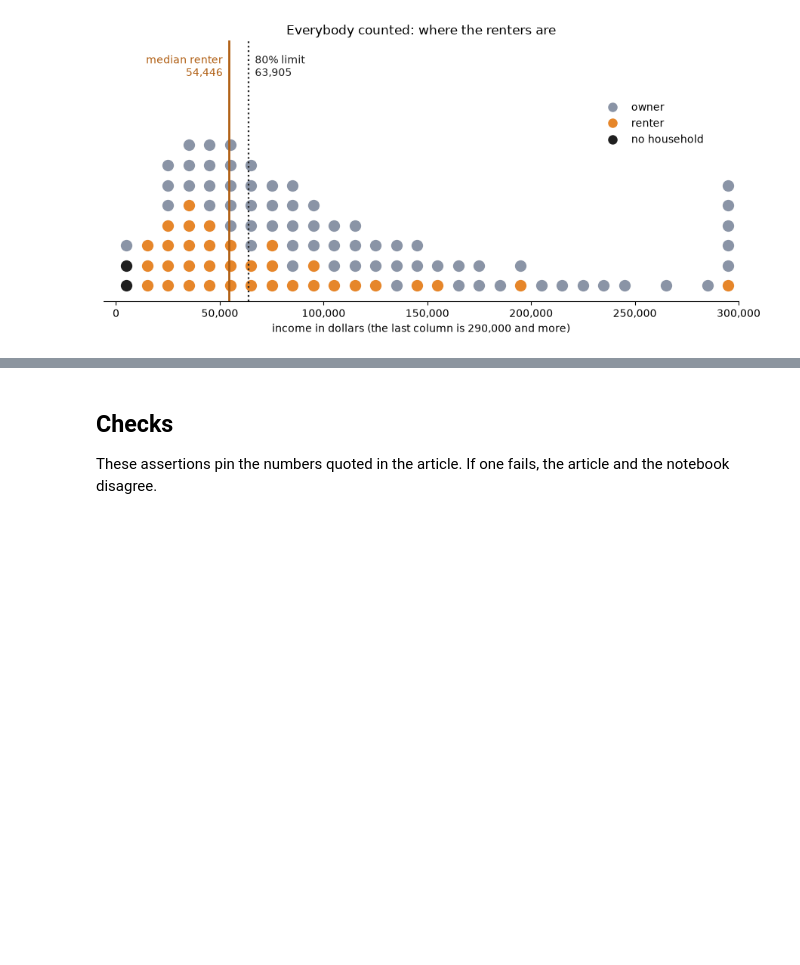
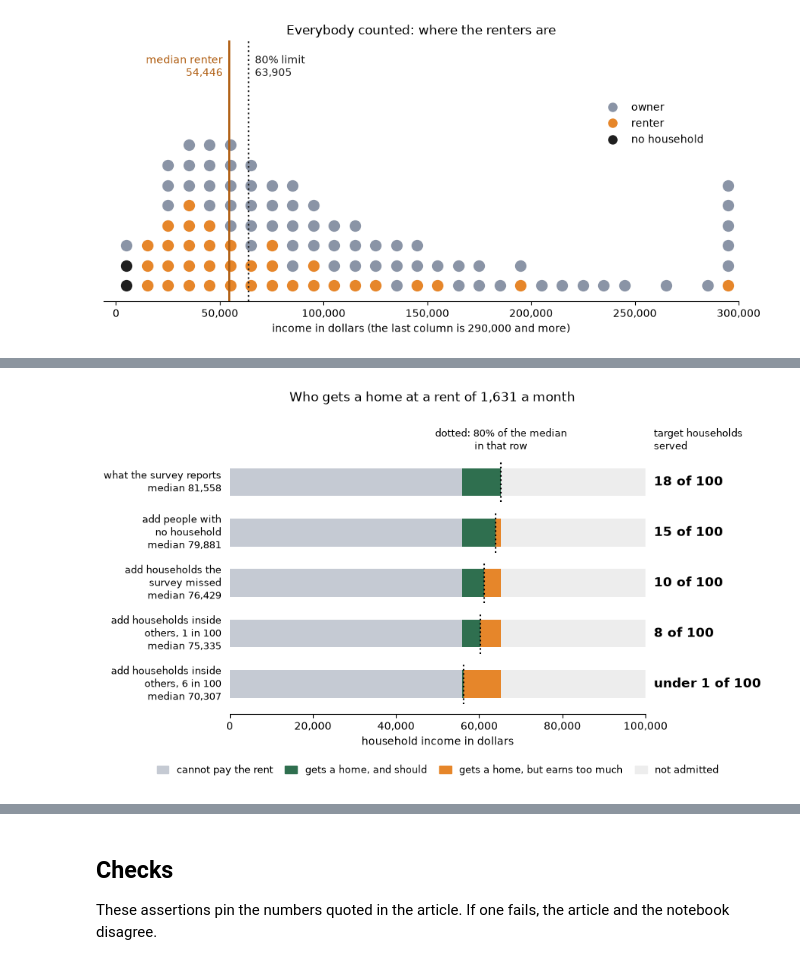
Before and after one commit to Alestainer/statistics-intuitions, a Jupyter notebook: notebooks/06-who-answers-the-income-survey.ipynb, the cells around one changed output, grey strips where cells are left out. Cells and saved outputs as stored; diff of their text form; code cells hidden in the pictures; blank space fills up the shorter version.

```diff
--- a/notebooks/06-who-answers-the-income-survey.ipynb
+++ b/notebooks/06-who-answers-the-income-survey.ipynb
@@ -1251,0 +1269,99 @@ true 80% limit 63,905; median renter household 54,446; renter households under t
+# %%
+survey_view = income
+survey_median = np.median(survey_view)
+survey_limit = LIMIT_SHARE * survey_median
+survey_rent_year = RENT_SHARE * survey_limit
+survey_floor = survey_rent_year / standard
+print(f"survey median {survey_median:,.0f}; limit {survey_limit:,.0f}; rent {survey_rent_year / 12:,.0f} a month; "
+      f"income needed to pay it within 35%: {survey_floor:,.0f}")
+
+def counted_weight(values, visits=True, visit_answer=VISIT_ANSWER):
+    first = self_response_probability(values)
+    return first + (1 - first) * visit_answer if visits else first
+
+def put_back_missed(values, seed):
+    weights = 1 / counted_weight(values)
+    return np.random.default_rng(seed).choice(values, len(values), p=weights / weights.sum())
+
+def split_households(values, share, seed):
+    draws = np.random.default_rng(seed)
+    hosts = draws.choice(len(values), int(share * len(values)), replace=False)
+    lower_half = np.sort(values[values < np.median(values)])
+    room = np.searchsorted(lower_half, values[hosts])  # how many lower-half incomes are below the host's income
+    hosts, room = hosts[room > 0], room[room > 0]
+    hidden = lower_half[(draws.random(len(hosts)) * room).astype(int)]
+    remaining = values.copy()
+    remaining[hosts] -= hidden
+    return remaining, hidden, hosts
+
+print()
+print(f"{'follow-up in the survey':<40}{'median after correction':>25}{'survey median is too high by':>30}")
+visit_results = {}
+for name, options in [
+    ("no visits", dict(visits=False)),
+    ("1 in 3 visited, 67% of visits answer", dict()),
+    ("1 in 3 visited, 50% of visits answer", dict(visit_answer=0.50)),
+]:
+    corrected = weighted_median(survey_view, 1 / counted_weight(survey_view, **options))
+    visit_results[name] = (corrected, pct_error(survey_median, corrected))
+    print(f"{name:<40}{corrected:>25,.0f}{visit_results[name][1]:>+29.1f}%")
+
+no_household = np.zeros(uncounted_units)
+with_missed = put_back_missed(survey_view, SEED + 30)
+HIDDEN_LOW, HIDDEN_HIGH = 0.01, 0.06  # share of survey households with a second household inside: the measured range
+split_low = split_households(with_missed, HIDDEN_LOW, SEED + 31)
+split_high = split_households(with_missed, HIDDEN_HIGH, SEED + 31)
+reverse_rows = [
+    ("what the survey reports", survey_view),
+    ("add people with\nno household", np.concatenate([survey_view, no_household])),
+    ("add households the\nsurvey missed", np.concatenate([with_missed, no_household])),
+    ("add households inside\nothers, 1 in 100", np.concatenate([split_low[0], split_low[1], no_household])),
+    ("add households inside\nothers, 6 in 100", np.concatenate([split_high[0], split_high[1], no_household])),
+]
+
+reverse_results = []
+right_edge = 100_000
+print()
+fig, ax = plt.subplots(figsize=(9, 5.4))
+for row, (name, units) in enumerate(reverse_rows):
+    median = np.median(units)
+    limit = LIMIT_SHARE * median
+    target = units < limit
+    can_pay = (units >= survey_floor) & (units < survey_limit)
+    result = (
+        median,
+        pct_error(survey_median, median),
+        100 * (can_pay & target).sum() / target.sum(),
+        100 * (can_pay & ~target).sum() / can_pay.sum(),
+        100 * target.mean(),
+    )
+    reverse_results.append(result)
+    print(f"{name.replace(chr(10), ' '):<40} median {result[0]:>7,.0f}   survey too high by {round(result[1], 1) + 0.0:+5.1f}%   "
+          f"target served {result[2]:5.1f} of 100   above the limit {result[3]:3.0f}% of served   target group {result[4]:.1f}%")
+
+    y = len(reverse_rows) - 1 - row
+    green_end = max(min(limit, survey_limit), survey_floor)
+    ax.barh(y, survey_floor, left=0, color=PRICED_OUT, height=0.55)
+    ax.barh(y, green_end - survey_floor, left=survey_floor, color=SERVED, height=0.55)
+    ax.barh(y, survey_limit - green_end, left=green_end, color=BY_ERROR, height=0.55)
+    ax.barh(y, right_edge - survey_limit, left=survey_limit, color=NOT_ADMITTED, height=0.55)
+    ax.plot([limit, limit], [y - 0.4, y + 0.4], color="black", linestyle=":", linewidth=1.5)
+    ax.text(-2_000, y, f"{name}\nmedian {result[0]:,.0f}", ha="right", va="center", fontsize=9.5)
+    served_label = "under 1 of 100" if 0 < result[2] < 1 else f"{round(result[2])} of 100"
+    ax.text(right_edge + 2_000, y, served_label, ha="left", va="center", fontsize=12, fontweight="bold")
+ax.text(reverse_results[0][0] * LIMIT_SHARE, len(reverse_rows) - 0.42, "dotted: 80% of the median\nin that row", ha="center", va="bottom", fontsize=9.5)
+ax.text(right_edge + 2_000, len(reverse_rows) - 0.42, "target households\nserved", ha="left", va="bottom", fontsize=9.5)
+ax.set_xlim(0, right_edge)
+ax.set_ylim(-0.6, len(reverse_rows) + 0.25)
+ax.set_yticks([])
+ax.set_xticks([0, 20_000, 40_000, 60_000, 80_000, 100_000])
+ax.xaxis.set_major_formatter(money)
+ax.set_xlabel("household income in dollars")
+handles = [plt.Rectangle((0, 0), 1, 1, color=color) for color in (PRICED_OUT, SERVED, BY_ERROR, NOT_ADMITTED)]
+ax.legend(handles, ["cannot pay the rent", "gets a home, and should", "gets a home, but earns too much", "not admitted"],
+          loc="upper center", ncol=4, frameon=False, fontsize=9.5, bbox_to_anchor=(0.5, -0.14), handlelength=1.2, columnspacing=1.2)
+ax.spines[["top", "right", "left"]].set_visible(False)
+fig.suptitle(f"Who gets a home at a rent of {survey_rent_year / 12:,.0f} a month", fontsize=12)
+fig.tight_layout()
+plt.show()
+# %% [output]
@@ -1251,0 +1380 @@ true 80% limit 63,905; median renter household 54,446; renter households under t
+[figure, added]
```
Also changed, not shown: parts of 16 cells of this notebook.
